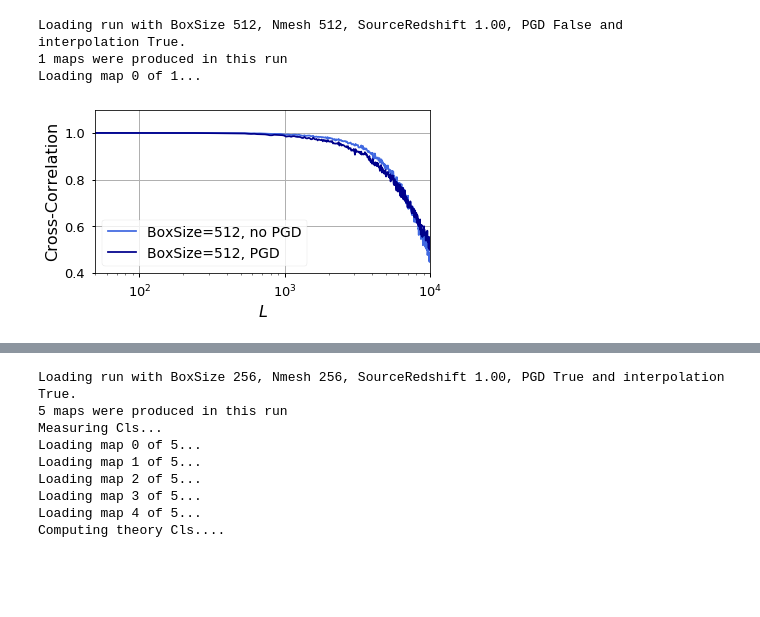
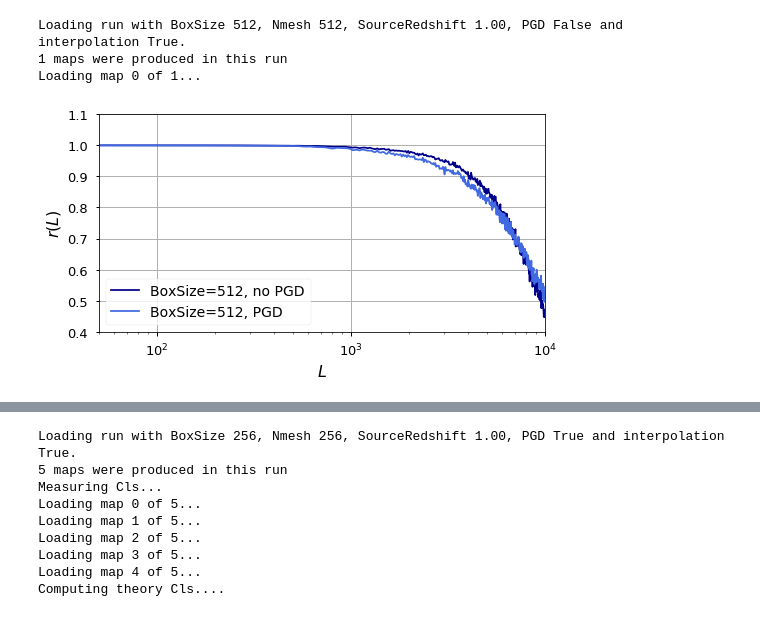
Before and after one commit to VMBoehm/MADLens, a Jupyter notebook: notebooks/PlotResults-publications.ipynb, the cells around one changed output, grey strips where cells are left out. Saved outputs shown, nothing was run; the diff lists cells and outputs as text; code cells hidden in the pictures; blank space fills up the shorter version.

Commit message:
plot notebook added

```diff
--- a/notebooks/PlotResults-publications.ipynb
+++ b/notebooks/PlotResults-publications.ipynb
@@ -348,0 +296,4 @@ plt.semilogx(cross_power['k'],abs(cross_power['power'])/abs(np.sqrt(power1['powe
+# %%
+run = Run(githash='e18db0b', label='cross_test', rnum=0, local_path='../')
+runs['256']['no_interp']['1.0']=run
+runs['256']['no_interp']['1.0'].fill_cl_dicts(downsample=False)
@@ -459,27 +421,27 @@ Loading map 0 of 1...
 # %%
 cross_power = FFTPower(first=map_highres,second=comp_map, mode='1d').power
 cross_power2 = FFTPower(first=map_highres,second=comp_map_noPGD, mode='1d').power
 power1 = FFTPower(first=comp_map,second=comp_map, mode='1d').power
 power2 = FFTPower(first=map_highres,second=map_highres, mode='1d').power
 power3 = FFTPower(first=comp_map_noPGD,second=comp_map_noPGD, mode='1d').power
 # comparison with no PGD
 # cross_power_05 = FFTPower(first=map_highres_05,second=comp_map_05, mode='1d').power
 # power1_05 = FFTPower(first=comp_map_05,second=comp_map_05, mode='1d').power
 # power2_05 = FFTPower(first=map_highres_05,second=map_highres_05, mode='1d').power
 
-plt.figure(figsize=(6,3))
-plt.plot(cross_power['k'],abs(cross_power2['power'])/abs(np.sqrt(power3['power']*power2['power'])),color='royalblue', label='BoxSize=512, no PGD')
-plt.semilogx(cross_power['k'],abs(cross_power['power'])/abs(np.sqrt(power1['power']*power2['power'])),color='darkblue', label='BoxSize=512, PGD')
+plt.figure(figsize=(8,4))
+plt.plot(cross_power['k'],abs(cross_power2['power'])/abs(np.sqrt(power3['power']*power2['power'])),color='darkblue', label='BoxSize=512, no PGD')
+plt.semilogx(cross_power['k'],abs(cross_power['power'])/abs(np.sqrt(power1['power']*power2['power'])),color='royalblue', label='BoxSize=512, PGD')
 plt.xlabel('$L$',fontsize=16)
-plt.ylabel('Cross-Correlation',fontsize=16)
+plt.ylabel('$r(L)$',fontsize=16)
 plt.xlim(50,1e4)
 plt.ylim(0.4,1.1)
 plt.legend(fontsize=14)
 plt.grid()
 plt.savefig(os.path.join(PLOTPATH,'cross_corr.pdf'),bbox_inches='tight')
 plt.show()
 # %% [output]
-[figure, old version]
+[figure, new version]
 # %%
 plt.figure(figsize=(8,4))
 l= cross_power['k']
```
Also changed, not shown: parts of 47 cells of this notebook, 2 other files.
